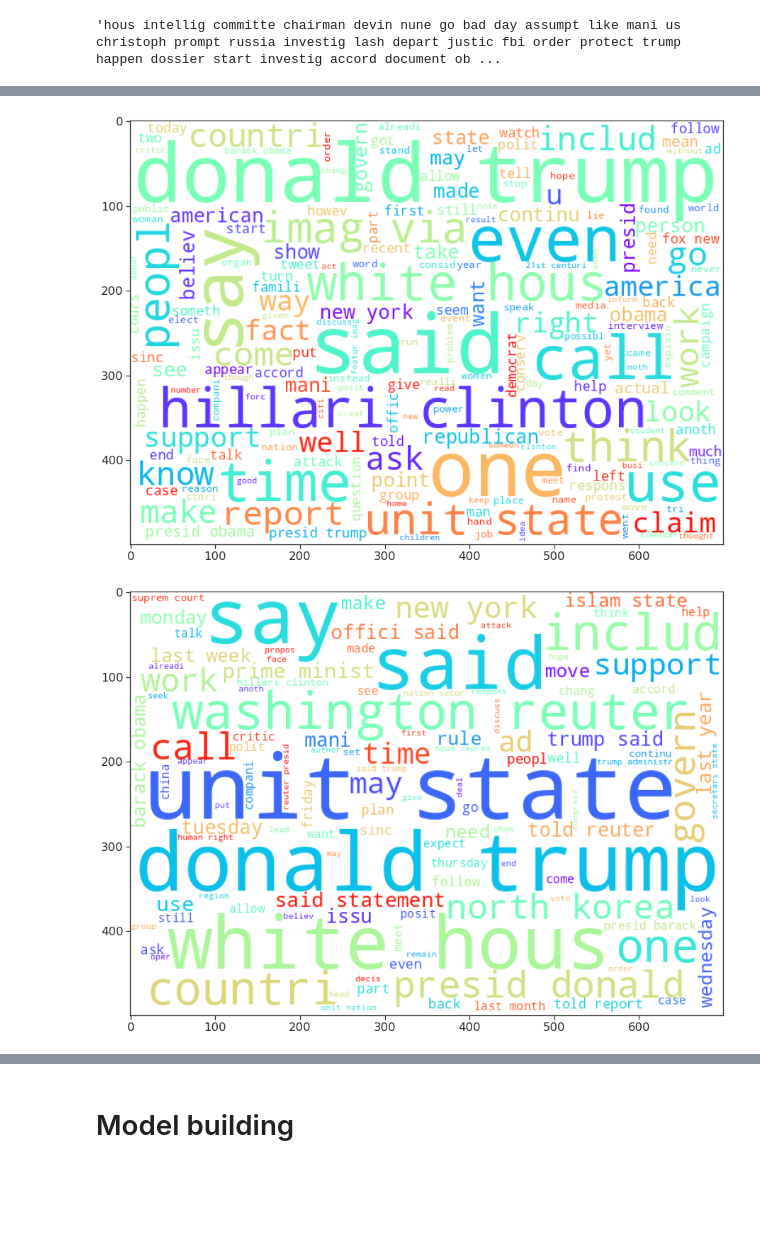
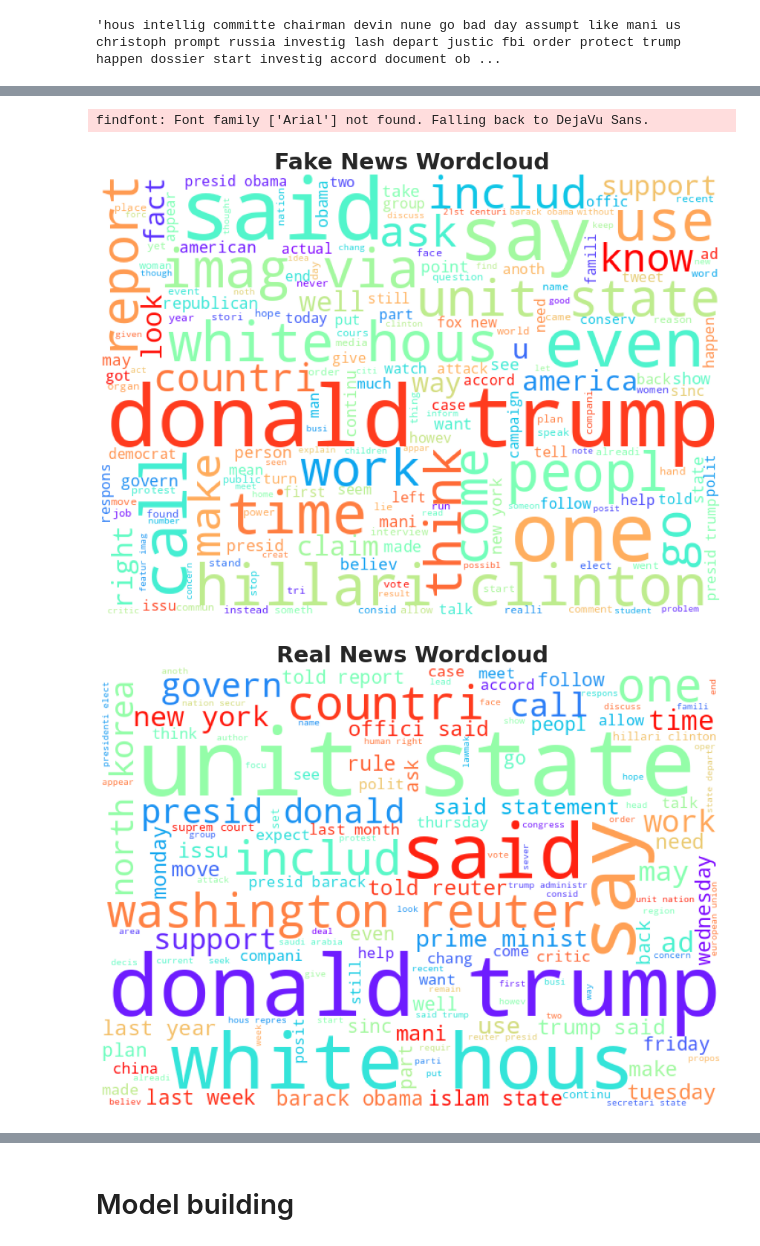
Before and after one commit to Jkhattak/FakeAndRealNews, a Jupyter notebook: main.ipynb, the cells around one changed output, grey strips where cells are left out. Cells and saved outputs as stored; diff of their text form; code cells hidden in the pictures; blank space fills up the shorter version.

```diff
--- a/main.ipynb
+++ b/main.ipynb
@@ -538,20 +536,27 @@ wc = WordCloud(width=700,height=500,min_font_size=10,background_color='white', c
 # Generate wordcloud of words for fake dataset
 fake_news = wc.generate(data[data['Target'] == 0]['transform_text'].str.cat(sep=" "))
 # %%
+import matplotlib.pyplot as plt
+
 plt.figure(figsize=(15,12))
 plt.imshow(fake_news)
+plt.title("Fake News Wordcloud", fontsize=30, fontweight='bold')
+plt.axis("off")
 plt.show()
 # %% [output]
+findfont: Font family ['Arial'] not found. Falling back to DejaVu Sans.
-[figure, old version]
+[figure, new version]
 # %%
 # Code for creating a worldcloud of real dataset
 True_news = wc.generate(data[data['Target'] == 1]['transform_text'].str.cat(sep=" "))
 # %%
 plt.figure(figsize=(15,12))
 plt.imshow(True_news)
+plt.title("Real News Wordcloud", fontsize=30, fontweight='bold')
+plt.axis("off")
 plt.show()
 # %% [output]
-[figure, old version]
+[figure, new version]
 # %%
 # create an empty list to store the corpus
 fake_corpus = []
```
Also changed, not shown: parts of 21 cells of this notebook, 1 other file.
